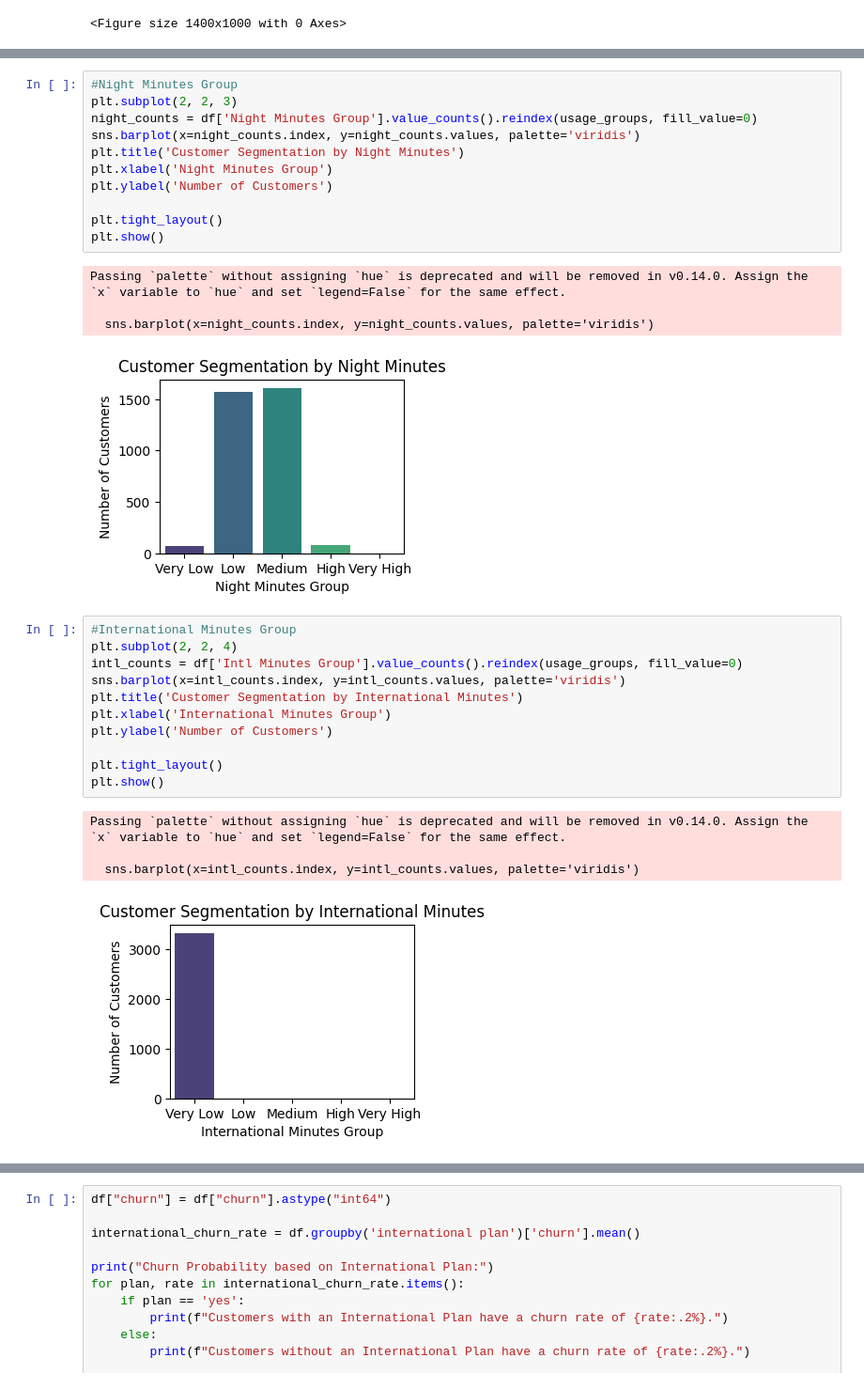
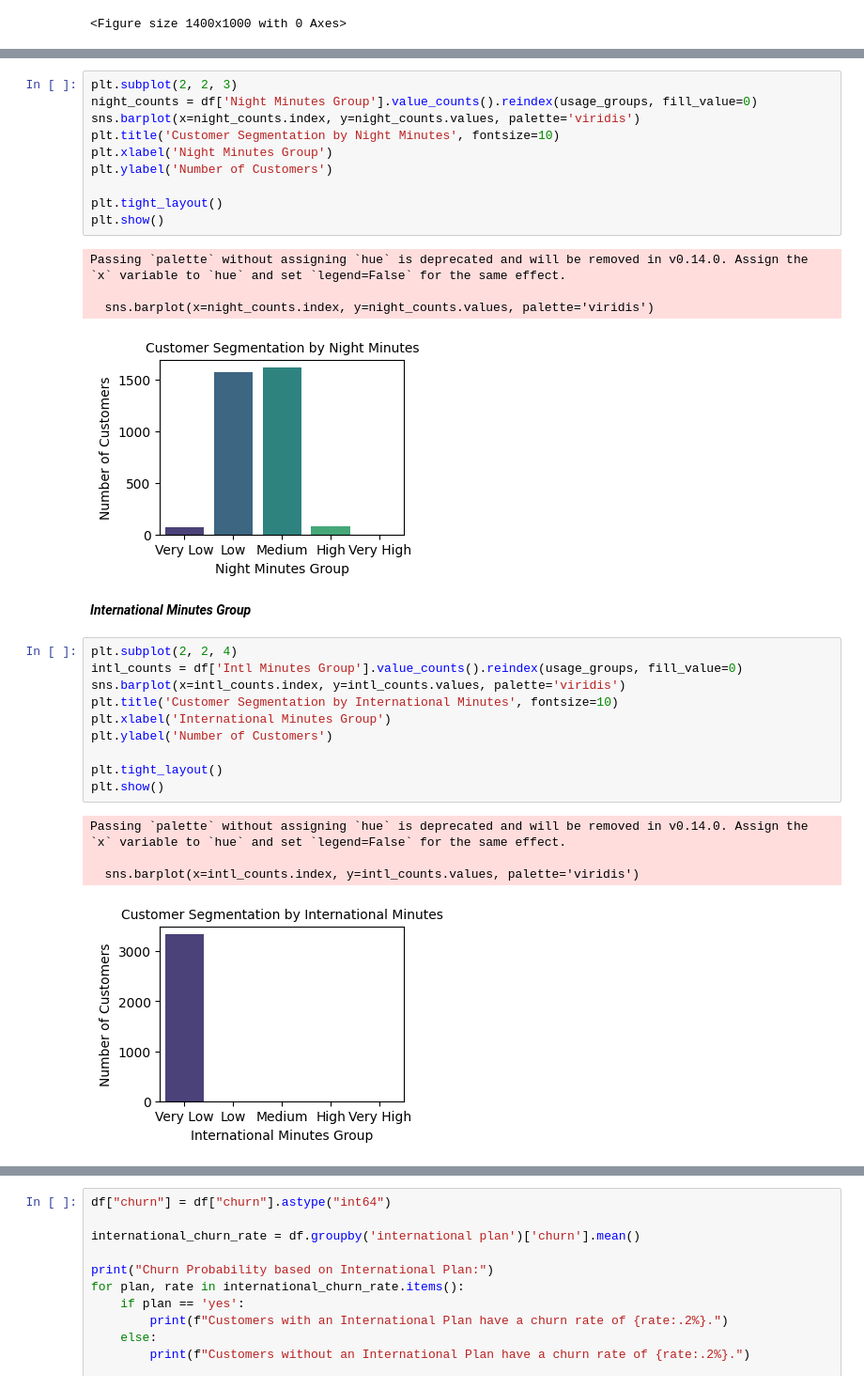
Before and after one commit to Tarannum-Samiha/Telecom-Churn-Analysis, a Jupyter notebook: Telecom_Churn.ipynb, the cells around one changed output, grey strips where cells are left out. Shown at 94% size. Cells and saved outputs as stored; diff of their text form.

```diff
--- a/Telecom_Churn.ipynb
+++ b/Telecom_Churn.ipynb
@@ -92,25 +96,25 @@ Passing `palette` without assigning `hue` is deprecated and will be removed in v
 # %%
-#Night Minutes Group
 plt.subplot(2, 2, 3)
 night_counts = df['Night Minutes Group'].value_counts().reindex(usage_groups, fill_value=0)
 sns.barplot(x=night_counts.index, y=night_counts.values, palette='viridis')
-plt.title('Customer Segmentation by Night Minutes')
+plt.title('Customer Segmentation by Night Minutes', fontsize=10)
 plt.xlabel('Night Minutes Group')
 plt.ylabel('Number of Customers')
 
 plt.tight_layout()
 plt.show()
 # %% [output]
 Passing `palette` without assigning `hue` is deprecated and will be removed in v0.14.0. Assign the `x` variable to `hue` and set `legend=False` for the same effect.
 
   sns.barplot(x=night_counts.index, y=night_counts.values, palette='viridis')
-[figure, old version]
+[figure, new version]
+# %% [markdown]
+***International Minutes Group***
 # %%
-#International Minutes Group
 plt.subplot(2, 2, 4)
 intl_counts = df['Intl Minutes Group'].value_counts().reindex(usage_groups, fill_value=0)
 sns.barplot(x=intl_counts.index, y=intl_counts.values, palette='viridis')
-plt.title('Customer Segmentation by International Minutes')
+plt.title('Customer Segmentation by International Minutes', fontsize=10)
 plt.xlabel('International Minutes Group')
 plt.ylabel('Number of Customers')
 
@@ -120,5 +124,5 @@ plt.show()
 Passing `palette` without assigning `hue` is deprecated and will be removed in v0.14.0. Assign the `x` variable to `hue` and set `legend=False` for the same effect.
 
   sns.barplot(x=intl_counts.index, y=intl_counts.values, palette='viridis')
-[figure, old version]
+[figure, new version]
 # %% [markdown]
```
Also changed, not shown: parts of 11 cells of this notebook.
